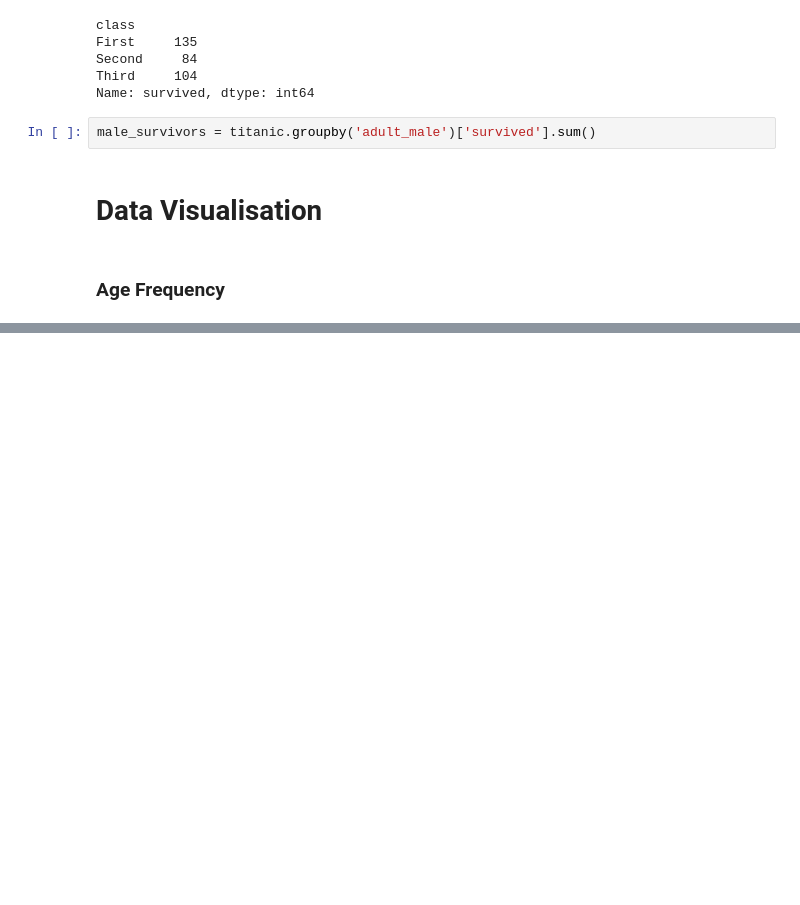
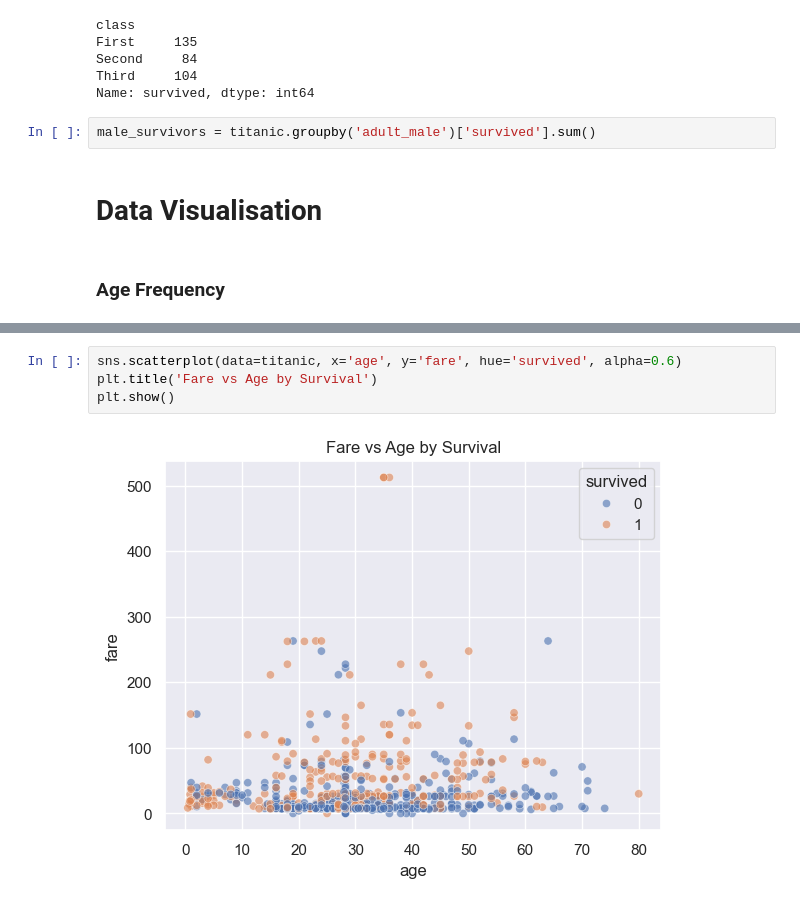
Before and after one commit to pierceharris1-tech/python_notebooks_pandas, a Jupyter notebook: SeaBourne_project.ipynb, the cells around one changed output, grey strips where cells are left out. Drawn from its saved outputs; the diff is of its cells as text; blank space fills up the shorter version.

```diff
--- a/SeaBourne_project.ipynb
+++ b/SeaBourne_project.ipynb
@@ -202,0 +190,6 @@ titanic.groupby(['class', 'sex'])['survived'].mean().unstack().plot(kind='bar')
+# %%
+sns.scatterplot(data=titanic, x='age', y='fare', hue='survived', alpha=0.6)
+plt.title('Fare vs Age by Survival')
+plt.show()
+# %% [output]
+[figure, added]
```
Also changed, not shown: parts of 16 cells of this notebook, 8 other files.
